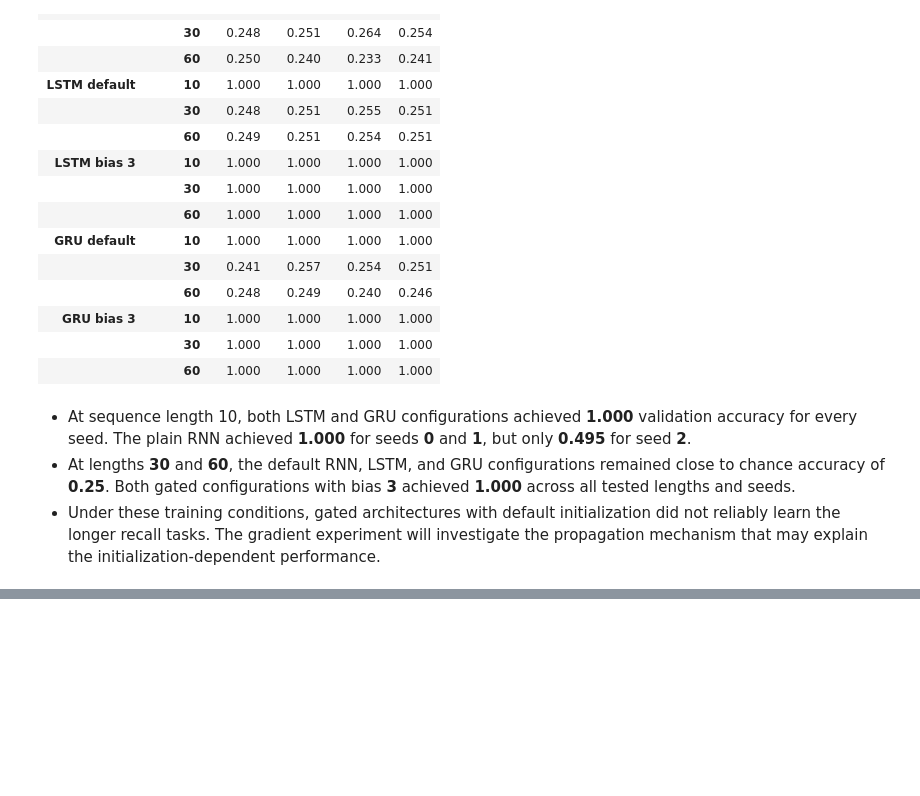
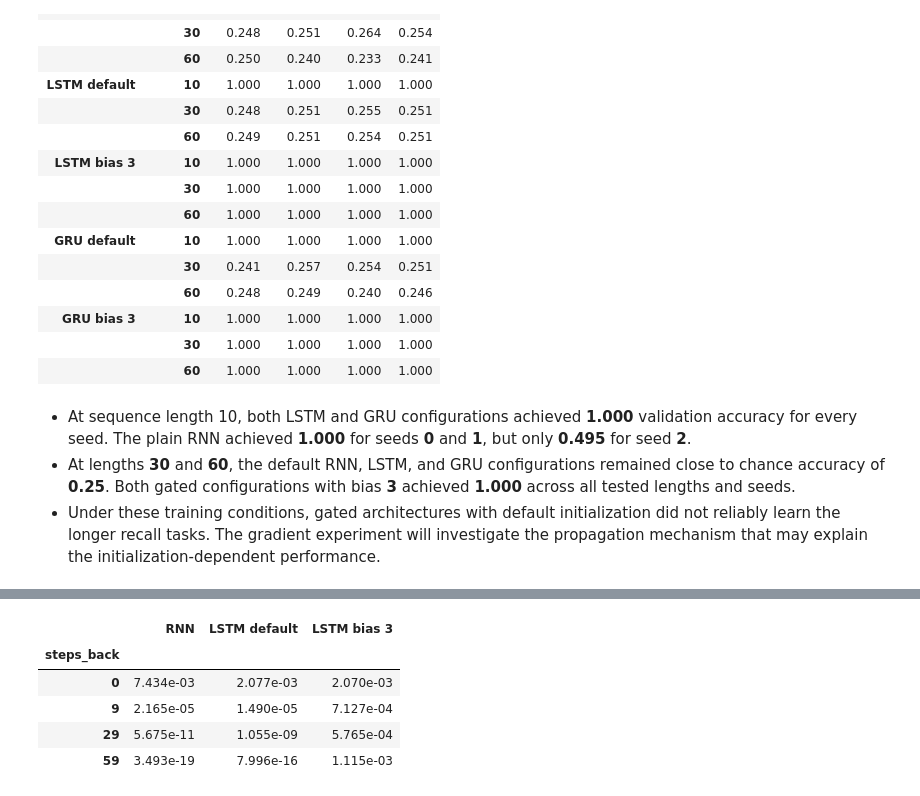
Before and after one commit to dancmartin11/aigc-5500-lab-04-what-recurrence-can-and-cannot-remember, a Jupyter notebook: daniel_alejandro_castillo_martin_LAB4.ipynb, the cells around one changed output, grey strips where cells are left out. Cells and saved outputs as stored; diff of their text form; code cells hidden in the pictures; blank space fills up the shorter version.

```diff
--- a/daniel_alejandro_castillo_martin_LAB4.ipynb
+++ b/daniel_alejandro_castillo_martin_LAB4.ipynb
@@ -235,0 +340,13 @@ benchmark_table.style.format('{:.3f}')
+# %%
+# Generate gradient summary with four required distances
+gradient_summary = gradient_medians_df.loc[[0, 9, 29, 59]]
+
+gradient_summary.to_csv(RESULTS_DIR / 'gradient_summary.csv')
+gradient_summary.style.format("{:.3e}")
+# %% [output]
+|  | RNN | LSTM default | LSTM bias 3 |
+| steps_back |  |  |  |
+| 0 | 7.434e-03 | 2.077e-03 | 2.070e-03 |
+| 9 | 2.165e-05 | 1.490e-05 | 7.127e-04 |
+| 29 | 5.675e-11 | 1.055e-09 | 5.765e-04 |
+| 59 | 3.493e-19 | 7.996e-16 | 1.115e-03 |
```
Also changed, not shown: parts of 6 cells of this notebook, 5 other files.
